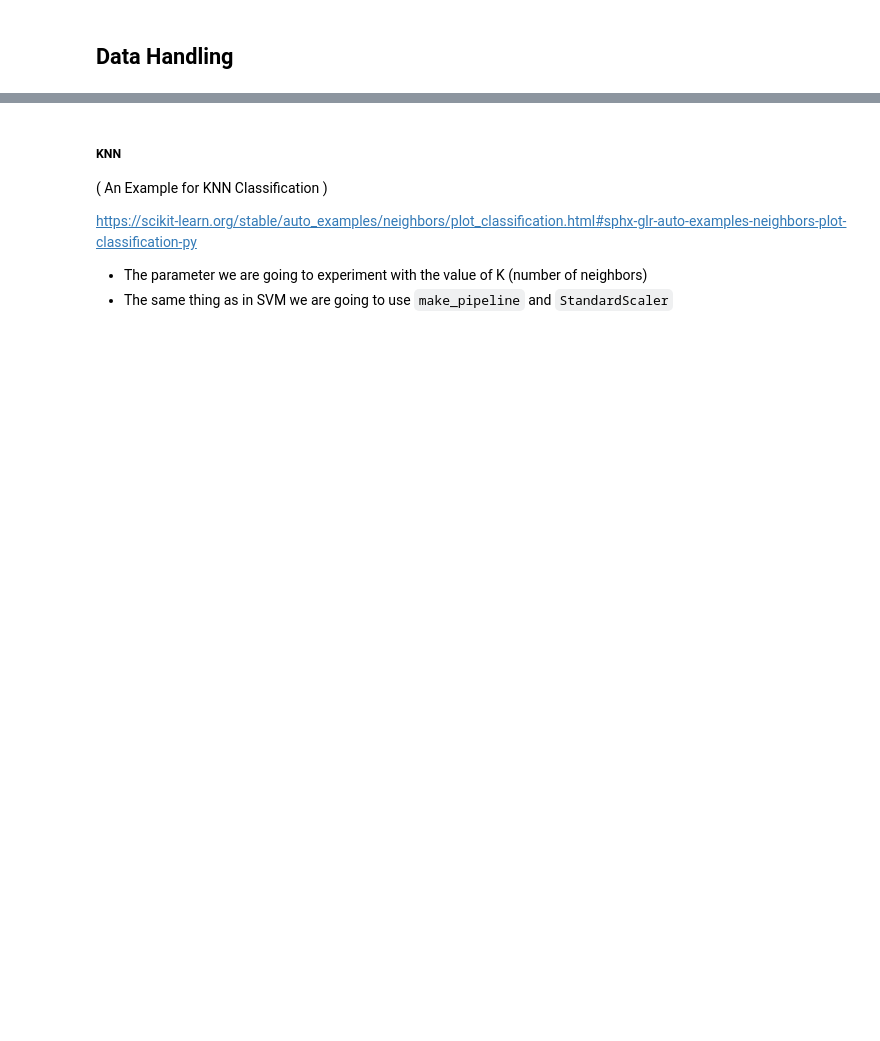
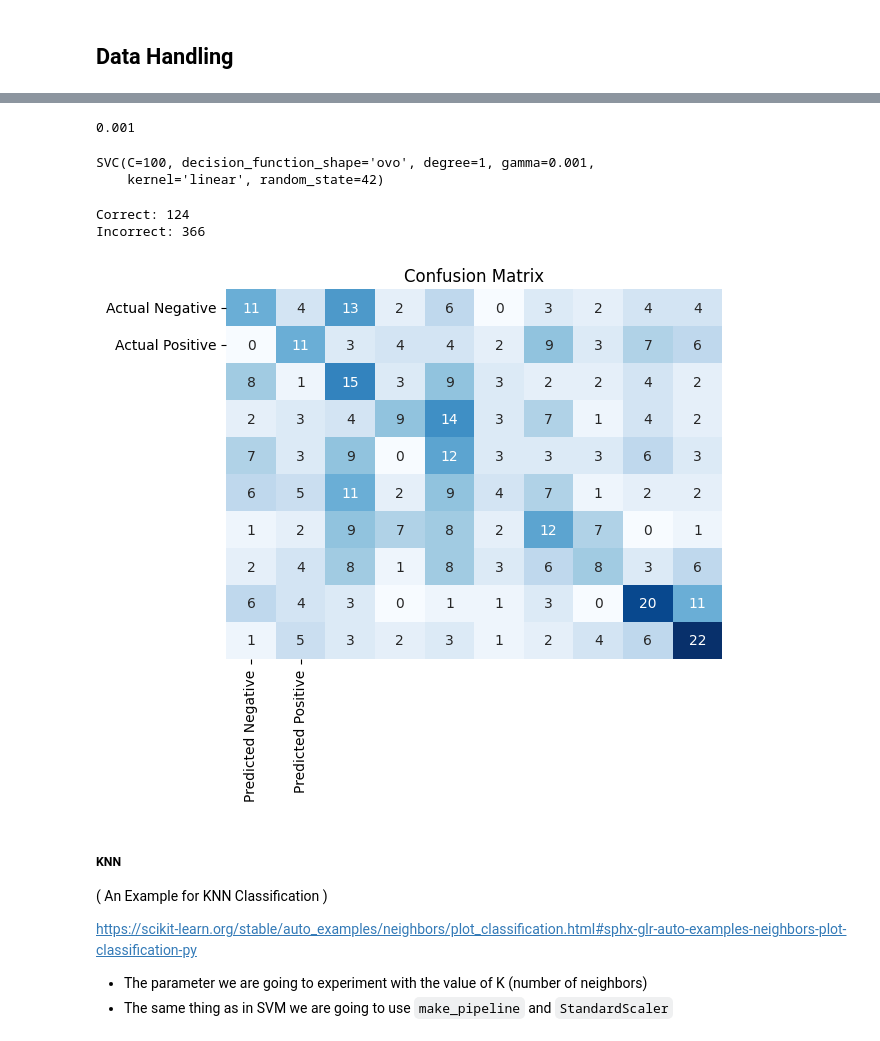
Before and after one commit to abdo-Mansour/CIFAR-10_Classifier, a Jupyter notebook: main.ipynb, the cells around one changed output, grey strips where cells are left out. Cells and saved outputs as stored; diff of their text form; code cells hidden in the pictures; blank space fills up the shorter version.

```diff
--- a/main.ipynb
+++ b/main.ipynb
@@ -26,12 +32,11 @@ def get_N_from_each_class(N, percentage_of_testing_data, x_train, y_train, x_tes
     x_train = x_train.reshape(-1, 32, 32, 3)
     y_train = y_train.reshape(-1, 1)
 
-
     # Doing the same with the test data
     selected_indices = []
     for class_label in range(10):
         class_indices = [i for i in range(len(y_test)) if y_test[i][0] == class_label]
-        selected_indices.append(class_indices[:int(N*percentage_of_testing_data)])
+        selected_indices.append(class_indices[:int(N * percentage_of_testing_data)])
 
     x_test = x_test[selected_indices]
     y_test = y_test[selected_indices]
@@ -55,8 +60,9 @@ def get_N_from_each_class(N, percentage_of_testing_data, x_train, y_train, x_tes
     return (x_train, y_train), (x_test, y_test)
 
 
-n_samples_from_each_class = 100
-(x_train, y_train), (x_test, y_test) = get_N_from_each_class(n_samples_from_each_class, 0.7, x_train, y_train, x_test, y_test)
+n_samples_from_each_class = 70
+(x_train, y_train), (x_test, y_test) = get_N_from_each_class(n_samples_from_each_class, 0.7, x_train, y_train, x_test,
+                                                             y_test)
 # %%
 # extrating the features from the images
 # method used: Central Moments
@@ -128,6 +130,77 @@ https://jakevdp.github.io/PythonDataScienceHandbook/05.07-support-vector-machine
     * We will Grid Search to find the best parameters for the SVM
     * We will use the `make_pipeline`
     * We will use the `StandardScaler` to scale the data
+# %%
+from sklearn.preprocessing import StandardScaler
+
+C_order = 4
+# Extracting the images features
+Training_features = np.array([extract_image_features(x_train[i], C_order) for i in range(len(x_train))])
+Testing_features = np.array([extract_image_features(x_test[i], C_order) for i in range(len(x_test))])
+
+#standardize the data
+standardized_training_features = StandardScaler().fit_transform(Training_features)
+standardized_test_features = StandardScaler().fit_transform(Testing_features)
+# %%
+#Getting the optimal parameters using grid search
+param = [
+    {'C': [0.1, 0.2, 0.3, 0.4, 0.5, 1, 10],
+     'kernel': ['rbf'],
+     'gamma': [0.0001, 0.001, 0.01, 0.1, 0.2, 0.3, 0.4, 0.5, 1, 10, 100],
+     'decision_function_shape': ['ovo', 'ovr']
+     },
+    {'C': [0.0001, 0.001, 0.01, 0.1, 0.2, 0.3, 0.4, 0.5, 1, 10, 100],
+     'kernel': ['linear'],
+     'decision_function_shape': ['ovo', 'ovr']
+     },
+    {'C': [0.0001, 0.001, 0.01, 0.1, 0.2, 0.3, 0.4, 0.5, 1, 10, 100],
+     'kernel': ['poly'],
+     'degree': [1, 2, 3, 4, 5, 10],
+     'decision_function_shape': ['ovo', 'ovr']
+     }
+]
+
+optimal_parameters_model = GridSearchCV(SVC(), param)
+optimal_parameters_model.fit(standardized_training_features, y_train)
+optimal_parameters = optimal_parameters_model.best_params_
+optimal_parameters.setdefault('degree', 1)
+optimal_parameters.setdefault('kernel', 'rbf')
+optimal_parameters.setdefault('decision_function_shape', 'ovr')
+optimal_parameters.setdefault('gamma', 0.001)
+optimal_parameters.setdefault('C', 1)
+# %% [output]
+0.001
+# %%
+
+# Intiating the SVM classifier with a random state and the optimal parameters from the cross validation
+SVMclassifier = SVC(random_state=42, kernel=optimal_parameters.get('kernel'), gamma=optimal_parameters.get('gamma'),
+                    decision_function_shape=optimal_parameters.get('decision_function_shape'),
+                    degree=optimal_parameters.get('degree'), C=optimal_parameters.get('C'))
+# %%
+#Training the classifier on the training data
+SVMclassifier.fit(standardized_training_features, y_train)
+# %% [output]
+SVC(C=100, decision_function_shape='ovo', degree=1, gamma=0.001,
+    kernel='linear', random_state=42)
+# %%
+test_result = SVMclassifier.predict(standardized_test_features)
+counter = 0
+for i in range(len(test_result)):
+    if test_result[i] == y_test[i]:
+        counter += 1
+print("Correct:", counter)
+print("Incorrect:", len(test_result) - counter)
+cm = confusion_matrix(y_test, test_result)
+sns.heatmap(cm, annot=True, fmt="d", cmap="Blues", cbar=False,
+            xticklabels=['Predicted Negative', 'Predicted Positive'],
+            yticklabels=['Actual Negative', 'Actual Positive'])
+
+plt.title('Confusion Matrix')
+plt.show()
+# %% [output]
+Correct: 124
+Incorrect: 366
+[figure, added]
 # %% [markdown]
 ##### KNN
 
```
Also changed, not shown: parts of 4 cells of this notebook.
